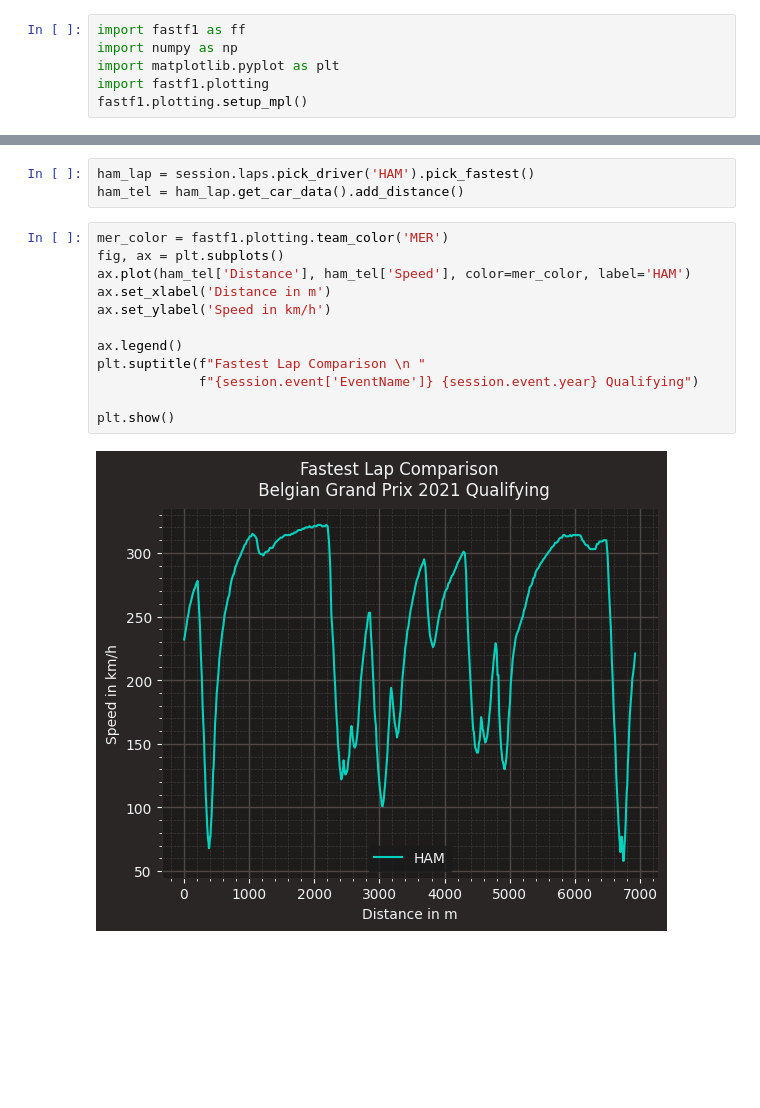
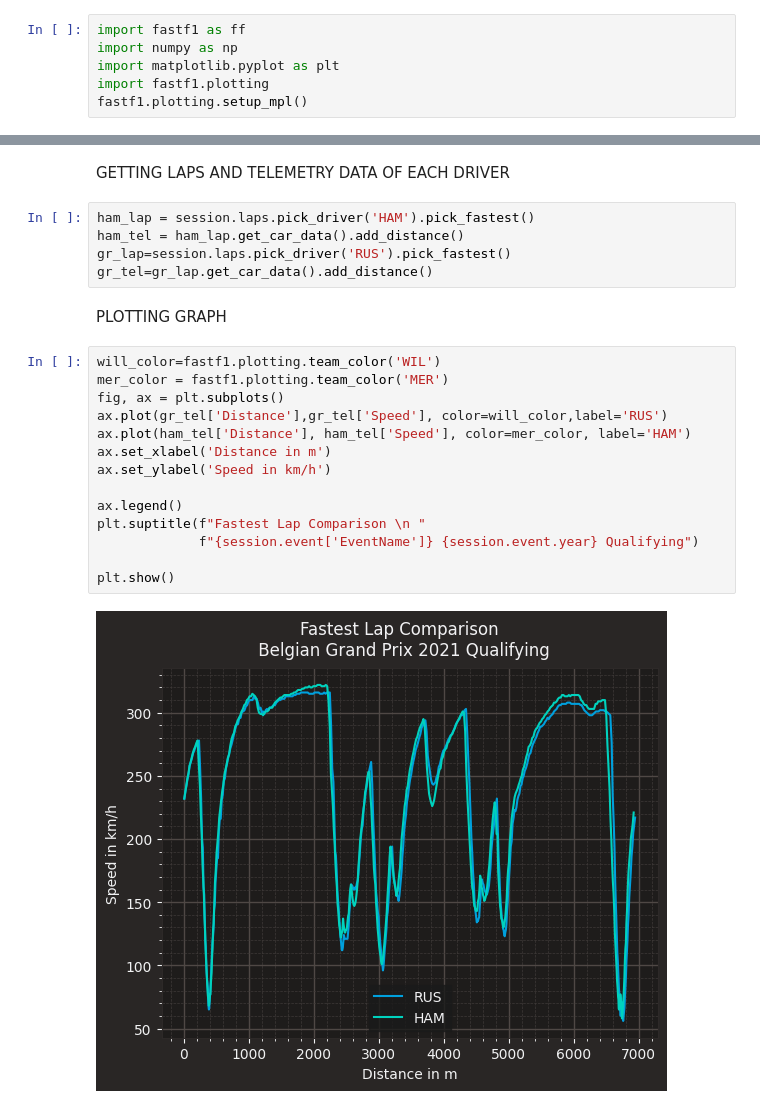
Before and after one commit to PrabhuPugal/Virtual-Race-Engineer, a Jupyter notebook: main.ipynb, the cells around one changed output, grey strips where cells are left out. Cells and saved outputs as stored; diff of their text form; blank space fills up the shorter version.

Commit message:
graph

```diff
--- a/main.ipynb
+++ b/main.ipynb
@@ -24,20 +25,28 @@ req            INFO     Using cached data for position_data
 req            INFO     Using cached data for weather_data
 req            INFO     Using cached data for race_control_messages
 core           INFO     Finished loading data for 20 drivers: ['33', '63', '44', '3', '5', '10', '11', '77', '31', '4', '16', '6', '55', '14', '18', '99', '22', '47', '7', '9']
+# %% [markdown]
+GETTING LAPS AND TELEMETRY DATA OF EACH DRIVER
 # %%
 ham_lap = session.laps.pick_driver('HAM').pick_fastest()
 ham_tel = ham_lap.get_car_data().add_distance()
+gr_lap=session.laps.pick_driver('RUS').pick_fastest()
+gr_tel=gr_lap.get_car_data().add_distance()
+# %% [markdown]
+PLOTTING GRAPH
 # %%
+will_color=fastf1.plotting.team_color('WIL')
 mer_color = fastf1.plotting.team_color('MER')
 fig, ax = plt.subplots()
+ax.plot(gr_tel['Distance'],gr_tel['Speed'], color=will_color,label='RUS')
 ax.plot(ham_tel['Distance'], ham_tel['Speed'], color=mer_color, label='HAM')
 ax.set_xlabel('Distance in m')
 ax.set_ylabel('Speed in km/h')
 
 ax.legend()
 plt.suptitle(f"Fastest Lap Comparison \n "
              f"{session.event['EventName']} {session.event.year} Qualifying")
 
 plt.show()
 # %% [output]
-[figure, old version]
+[figure, new version]
```
Also changed, not shown: parts of 4 cells of this notebook.
